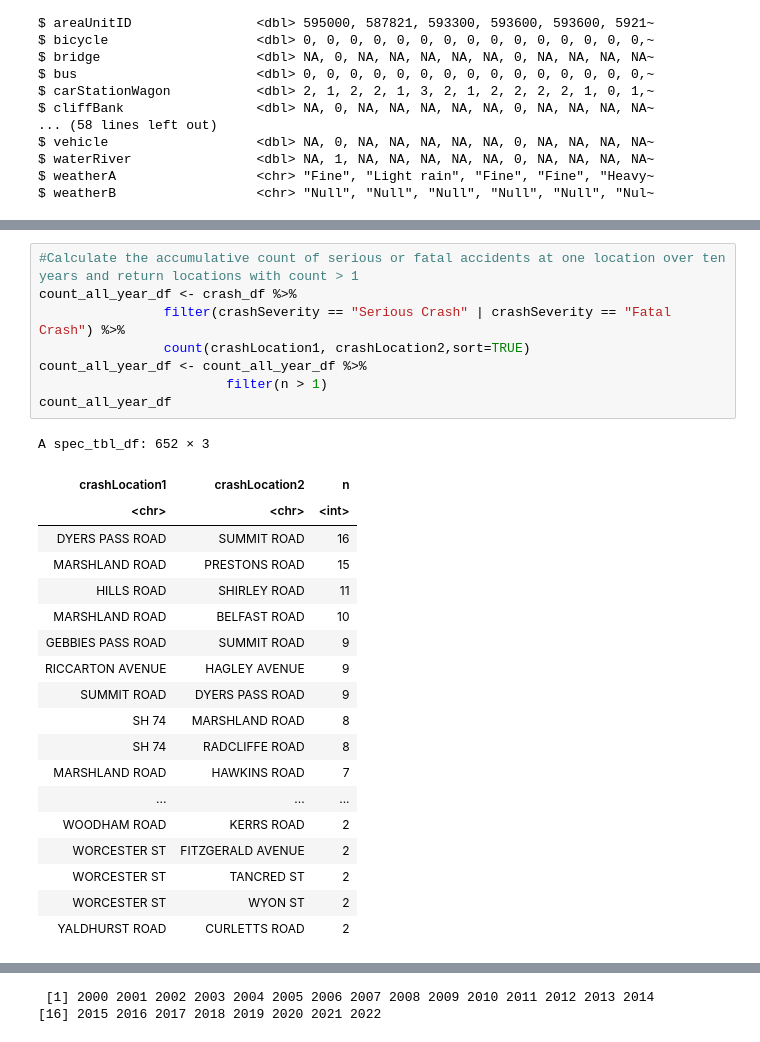
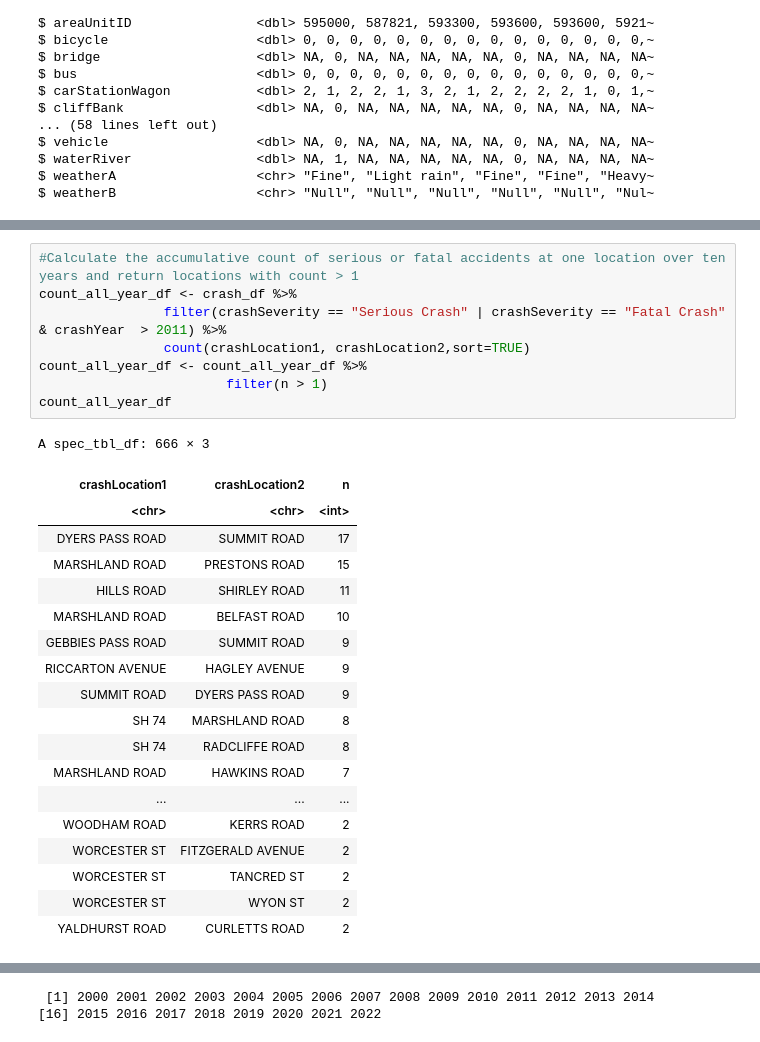
Before and after one commit to zelta1990/DATA422-Group-Project, a Jupyter notebook: group_project.ipynb, the cells around one changed output, grey strips where cells are left out. Saved outputs shown, nothing was run; the diff lists cells and outputs as text.

```diff
--- a/group_project.ipynb
+++ b/group_project.ipynb
@@ -92,16 +92,16 @@ A spec_tbl_df: 3545 × 4
 # %%
 #Calculate the accumulative count of serious or fatal accidents at one location over ten years and return locations with count > 1
 count_all_year_df <- crash_df %>%
-                filter(crashSeverity == "Serious Crash" | crashSeverity == "Fatal Crash") %>%
+                filter(crashSeverity == "Serious Crash" | crashSeverity == "Fatal Crash" & crashYear  > 2011) %>%
                 count(crashLocation1, crashLocation2,sort=TRUE)
 count_all_year_df <- count_all_year_df %>%
                         filter(n > 1)
 count_all_year_df
 # %% [output]
-A spec_tbl_df: 652 × 3
+A spec_tbl_df: 666 × 3
 | crashLocation1 | crashLocation2 | n |
 | <chr> | <chr> | <int> |
-| DYERS PASS ROAD | SUMMIT ROAD | 16 |
+| DYERS PASS ROAD | SUMMIT ROAD | 17 |
 | MARSHLAND ROAD | PRESTONS ROAD | 15 |
 | HILLS ROAD | SHIRLEY ROAD | 11 |
 | MARSHLAND ROAD | BELFAST ROAD | 10 |
```
Also changed, not shown: parts of 2 cells of this notebook.
